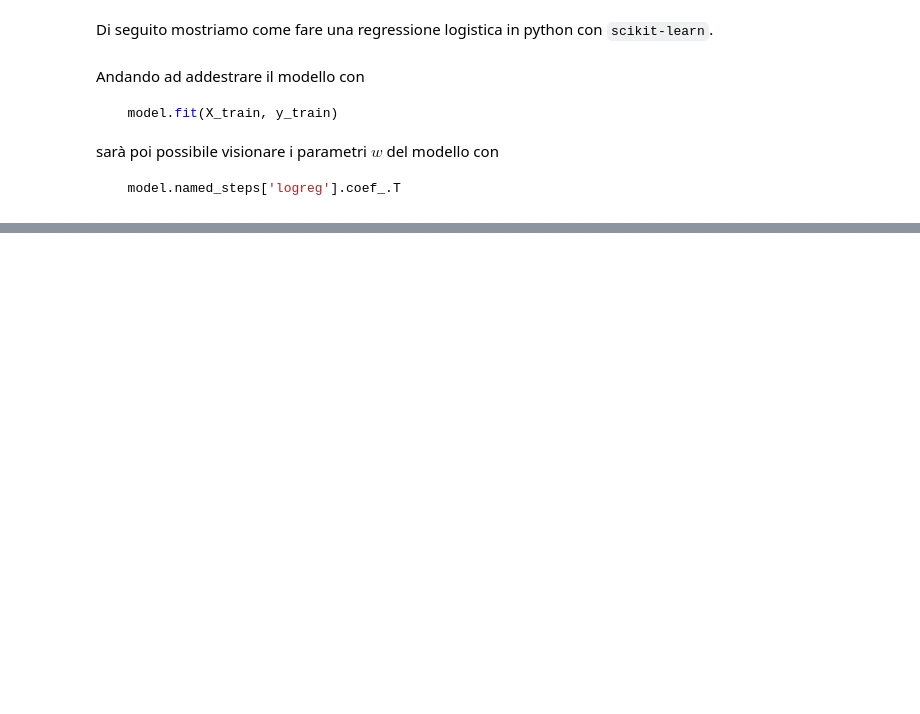
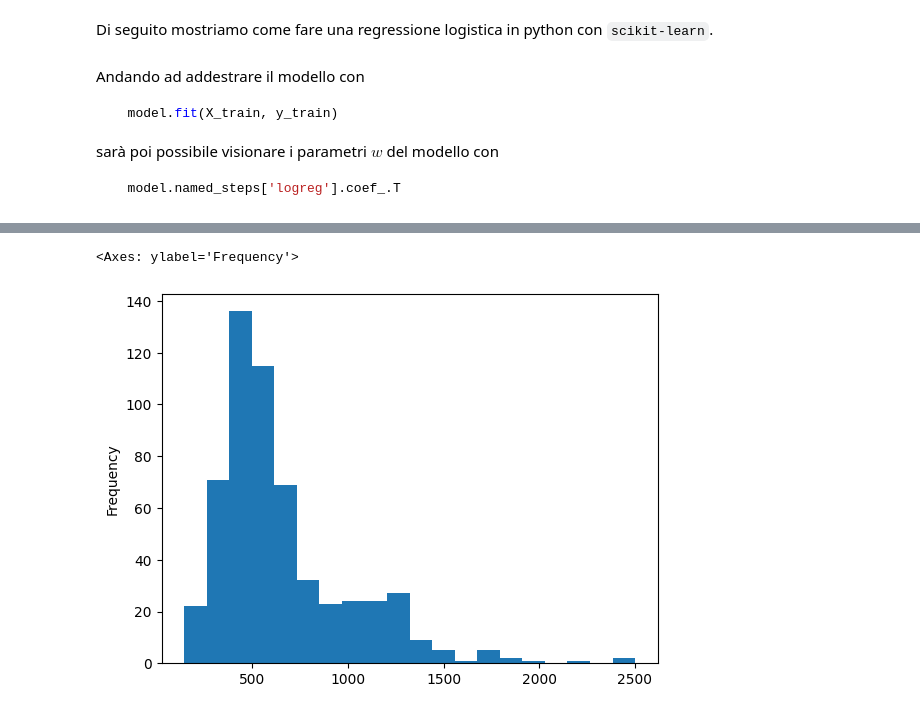
Before and after one commit to paniniDot/dataintensive-lectures, a Jupyter notebook: classification.ipynb, the cells around one changed output, grey strips where cells are left out. Saved outputs shown, nothing was run; the diff lists cells and outputs as text; code cells hidden in the pictures; blank space fills up the shorter version.

```diff
--- a/classification.ipynb
+++ b/classification.ipynb
@@ -623,0 +721,3 @@ $$
+# %%
+BCWDS_URL = "https://archive.ics.uci.edu/ml/machine-learning-databases/breast-cancer-wisconsin/wdbc.data"
+bcwds = pd.read_csv(BCWDS_URL, header=None, index_col=0)
@@ -623,0 +804,5 @@ $$
+# %%
+bcwds['mean_area'].plot.hist(bins=20)
+# %% [output]
+<Axes: ylabel='Frequency'>
+[figure, added]
```
Also changed, not shown: parts of 67 cells of this notebook, 2 other files.
